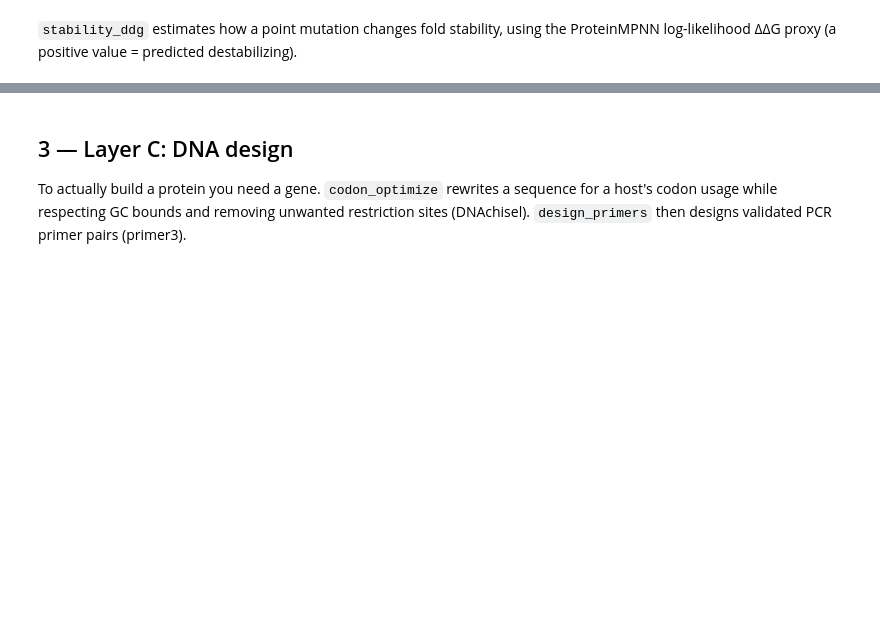
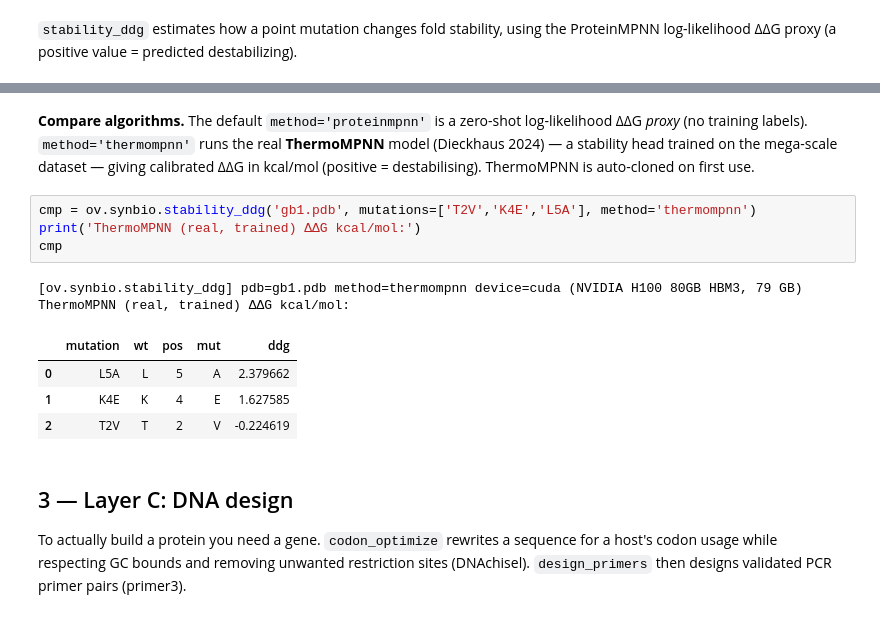
Before and after one commit to Starlitnightly/omicverse-tutorials, a Jupyter notebook: docs/Tutorials-synbio/t_synbio_01_intro.ipynb, the cells around one changed output, grey strips where cells are left out. Drawn from its saved outputs; the diff is of its cells as text; blank space fills up the shorter version.

```diff
--- a/docs/Tutorials-synbio/t_synbio_01_intro.ipynb
+++ b/docs/Tutorials-synbio/t_synbio_01_intro.ipynb
@@ -195,6 +195,19 @@ ddg
 | 0 | L5A | L | 5 | A | 5.038882 |
 | 1 | K4E | K | 4 | E | 1.367056 |
 | 2 | T2V | T | 2 | V | 1.047549 |
+# %% [markdown]
+**Compare algorithms.** The default `method='proteinmpnn'` is a zero-shot log-likelihood ΔΔG *proxy* (no training labels). `method='thermompnn'` runs the real **ThermoMPNN** model (Dieckhaus 2024) — a stability head trained on the mega-scale dataset — giving calibrated ΔΔG in kcal/mol (positive = destabilising). ThermoMPNN is auto-cloned on first use.
+# %%
+cmp = ov.synbio.stability_ddg('gb1.pdb', mutations=['T2V','K4E','L5A'], method='thermompnn')
+print('ThermoMPNN (real, trained) ΔΔG kcal/mol:')
+cmp
+# %% [output]
+[ov.synbio.stability_ddg] pdb=gb1.pdb method=thermompnn device=cuda (NVIDIA H100 80GB HBM3, 79 GB)
+ThermoMPNN (real, trained) ΔΔG kcal/mol:
+|  | mutation | wt | pos | mut | ddg |
+| 0 | L5A | L | 5 | A | 2.379662 |
+| 1 | K4E | K | 4 | E | 1.627585 |
+| 2 | T2V | T | 2 | V | -0.224619 |
 # %% [markdown]
 ## 3 — Layer C: DNA design
 
```
Also changed, not shown: parts of 6 cells of this notebook, 1 other file.
